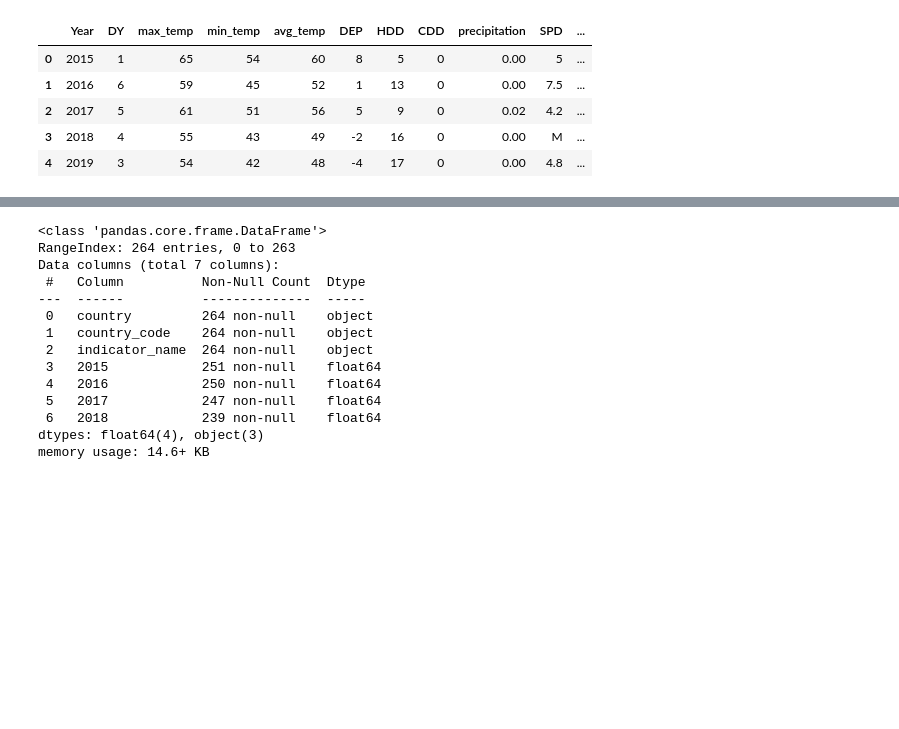
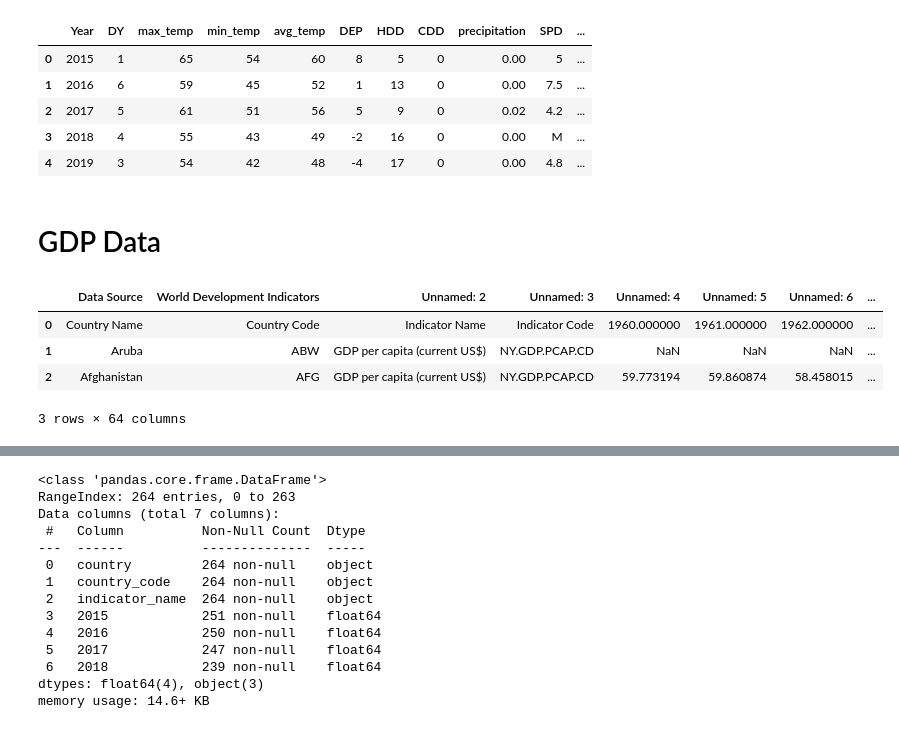
Before and after one commit to nmuldowney/nyc-marathon-capstone, a Jupyter notebook: notebooks/nyc_weather_and_gdp_eda.ipynb, the cells around one changed output, grey strips where cells are left out. Cells and saved outputs as stored; diff of their text form; code cells hidden in the pictures; blank space fills up the shorter version.

```diff
--- a/notebooks/nyc_weather_and_gdp_eda.ipynb
+++ b/notebooks/nyc_weather_and_gdp_eda.ipynb
@@ -26,3 +29,18 @@ nyc_weather
 | 2 | 2017 | 5 | 61 | 51 | 56 | 5 | 9 | 0 | 0.02 | 4.2 | ... |
 | 3 | 2018 | 4 | 55 | 43 | 49 | -2 | 16 | 0 | 0.00 | M | ... |
 | 4 | 2019 | 3 | 54 | 42 | 48 | -4 | 17 | 0 | 0.00 | 4.8 | ... |
+# %% [markdown]
+
+# GDP Data
+# %%
+gdp2 = pd.read_csv('../data/gdp_per_capita.csv')
+# %%
+gdp2 = gdp2.drop(gdp2.index[0:3])
+gdp2 = gdp2.reset_index(drop = True)
+gdp2.head(3)
+# %% [output]
+|  | Data Source | World Development Indicators | Unnamed: 2 | Unnamed: 3 | Unnamed: 4 | Unnamed: 5 | Unnamed: 6 | ... |
+| 0 | Country Name | Country Code | Indicator Name | Indicator Code | 1960.000000 | 1961.000000 | 1962.000000 | ... |
+| 1 | Aruba | ABW | GDP per capita (current US$) | NY.GDP.PCAP.CD | NaN | NaN | NaN | ... |
+| 2 | Afghanistan | AFG | GDP per capita (current US$) | NY.GDP.PCAP.CD | 59.773194 | 59.860874 | 58.458015 | ... |
+3 rows × 64 columns
```
Also changed, not shown: parts of 22 cells of this notebook.
